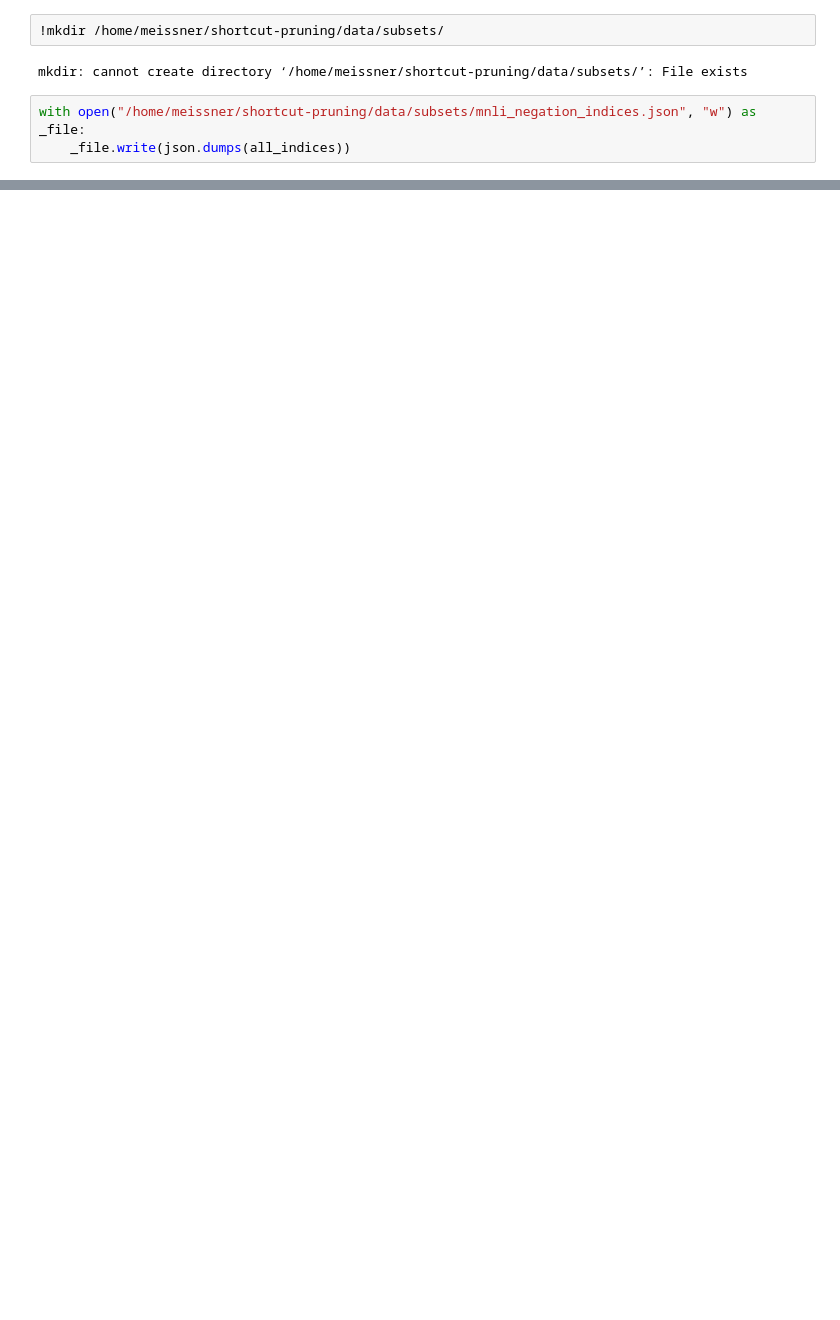
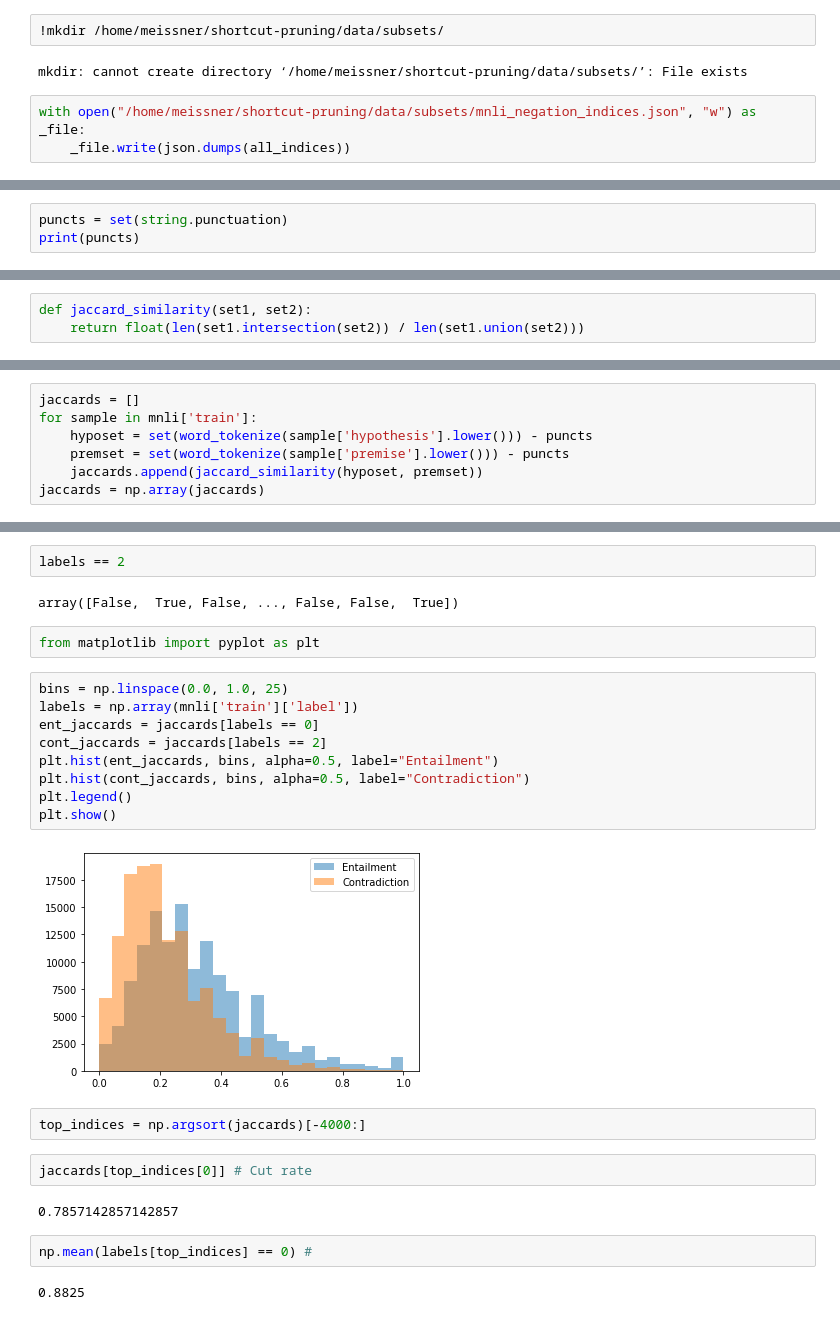
Before and after one commit to mariomeissner/shortcut-pruning, a Jupyter notebook: notebooks/subset-evaluation.ipynb, the cells around one changed output, grey strips where cells are left out. Cells and saved outputs as stored; diff of their text form; blank space fills up the shorter version.

```diff
--- a/notebooks/subset-evaluation.ipynb
+++ b/notebooks/subset-evaluation.ipynb
@@ -38,0 +69,3 @@ with open("/home/meissner/shortcut-pruning/data/subsets/mnli_negation_indices.js
+# %%
+puncts = set(string.punctuation)
+print(puncts)
@@ -38,0 +74,3 @@ with open("/home/meissner/shortcut-pruning/data/subsets/mnli_negation_indices.js
+# %%
+def jaccard_similarity(set1, set2):
+    return float(len(set1.intersection(set2)) / len(set1.union(set2)))
@@ -38,0 +91,7 @@ with open("/home/meissner/shortcut-pruning/data/subsets/mnli_negation_indices.js
+# %%
+jaccards = []
+for sample in mnli['train']:
+    hyposet = set(word_tokenize(sample['hypothesis'].lower())) - puncts
+    premset = set(word_tokenize(sample['premise'].lower())) - puncts
+    jaccards.append(jaccard_similarity(hyposet, premset))
+jaccards = np.array(jaccards)
@@ -38,0 +122,27 @@ with open("/home/meissner/shortcut-pruning/data/subsets/mnli_negation_indices.js
+# %%
+labels == 2
+# %% [output]
+array([False,  True, False, ..., False, False,  True])
+# %%
+from matplotlib import pyplot as plt
+# %%
+bins = np.linspace(0.0, 1.0, 25)
+labels = np.array(mnli['train']['label'])
+ent_jaccards = jaccards[labels == 0]
+cont_jaccards = jaccards[labels == 2]
+plt.hist(ent_jaccards, bins, alpha=0.5, label="Entailment")
+plt.hist(cont_jaccards, bins, alpha=0.5, label="Contradiction")
+plt.legend()
+plt.show()
+# %% [output]
+[figure, added]
+# %%
+top_indices = np.argsort(jaccards)[-4000:]
+# %%
+jaccards[top_indices[0]] # Cut rate
+# %% [output]
+0.7857142857142857
+# %%
+np.mean(labels[top_indices] == 0) #
+# %% [output]
+0.8825
```
Also changed, not shown: parts of 19 cells of this notebook, 4 other files.
